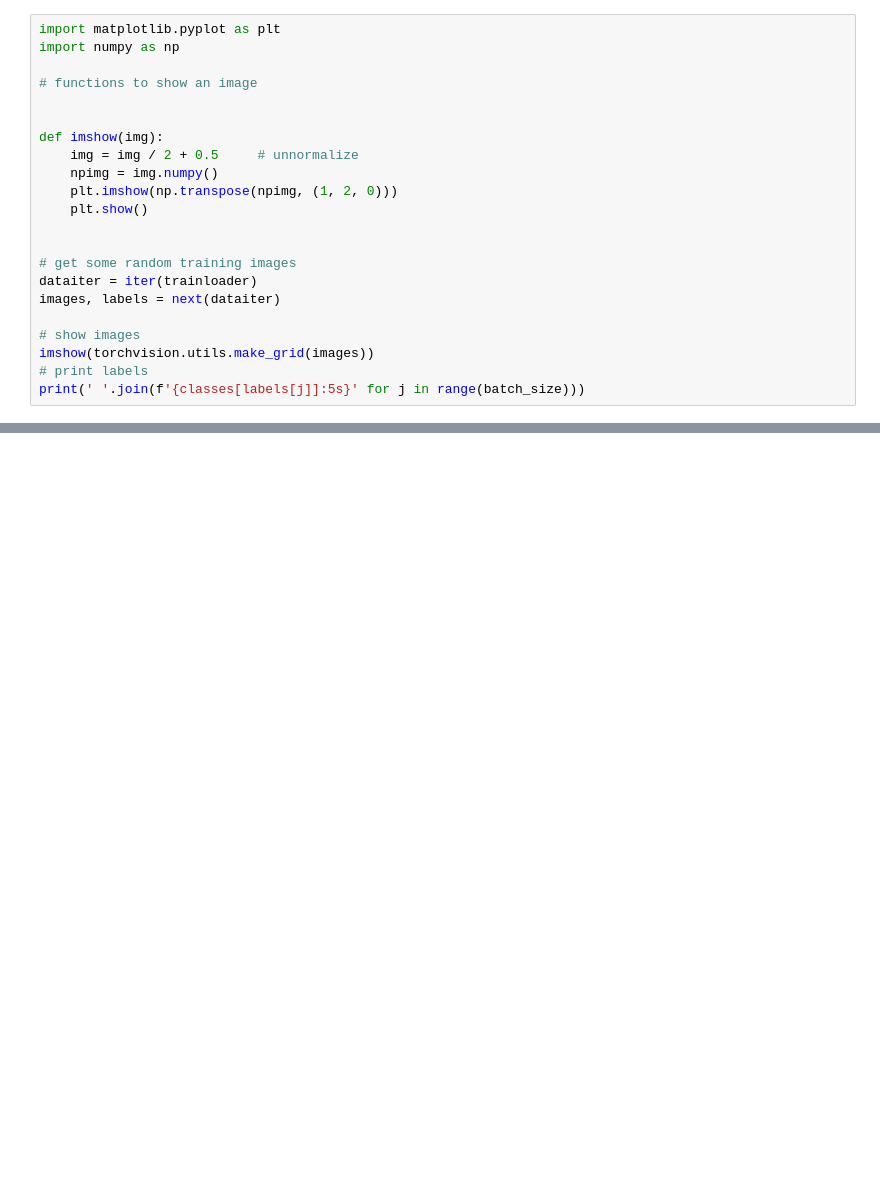
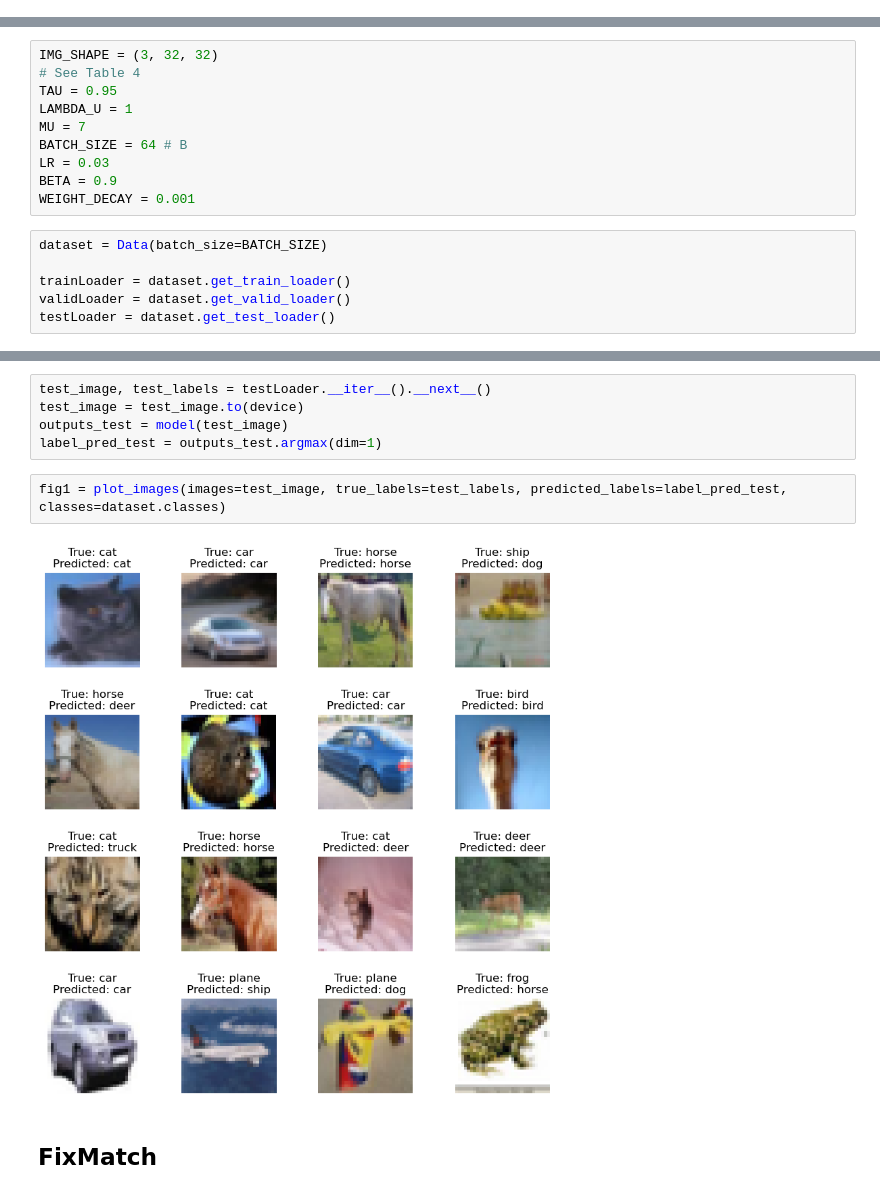
Before and after one commit to julien-blanchon/ProjetFixMatch, a Jupyter notebook: Projet_FixMatch.ipynb, the cells around one changed output, grey strips where cells are left out. Drawn from its saved outputs; the diff is of its cells as text; blank space fills up the shorter version.

```diff
--- a/Projet_FixMatch.ipynb
+++ b/Projet_FixMatch.ipynb
@@ -66,22 +57,0 @@ aug = RandAugment(num_ops= 2, magnitude=9)
-# %%
-import matplotlib.pyplot as plt
-import numpy as np
-
-# functions to show an image
-
-
-def imshow(img):
-    img = img / 2 + 0.5     # unnormalize
-    npimg = img.numpy()
-    plt.imshow(np.transpose(npimg, (1, 2, 0)))
-    plt.show()
-
-
-# get some random training images
-dataiter = iter(trainloader)
-images, labels = next(dataiter)
-
-# show images
-imshow(torchvision.utils.make_grid(images))
-# print labels
-print(' '.join(f'{classes[labels[j]]:5s}' for j in range(batch_size)))
@@ -167,0 +58,16 @@ class ConvNN(nn.Module):
+# %%
+IMG_SHAPE = (3, 32, 32)
+# See Table 4
+TAU = 0.95
+LAMBDA_U = 1
+MU = 7
+BATCH_SIZE = 64 # B
+LR = 0.03
+BETA = 0.9
+WEIGHT_DECAY = 0.001
+# %%
+dataset = Data(batch_size=BATCH_SIZE)
+
+trainLoader = dataset.get_train_loader()
+validLoader = dataset.get_valid_loader()
+testLoader = dataset.get_test_loader()
@@ -167,0 +139,11 @@ class ConvNN(nn.Module):
+# %%
+test_image, test_labels = testLoader.__iter__().__next__()
+test_image = test_image.to(device)
+outputs_test = model(test_image)
+label_pred_test = outputs_test.argmax(dim=1)
+# %%
+fig1 = plot_images(images=test_image, true_labels=test_labels, predicted_labels=label_pred_test, classes=dataset.classes)
+# %% [output]
+[figure, added]
+# %% [markdown]
+## FixMatch
```
Also changed, not shown: parts of 26 cells of this notebook, 5 other files.
